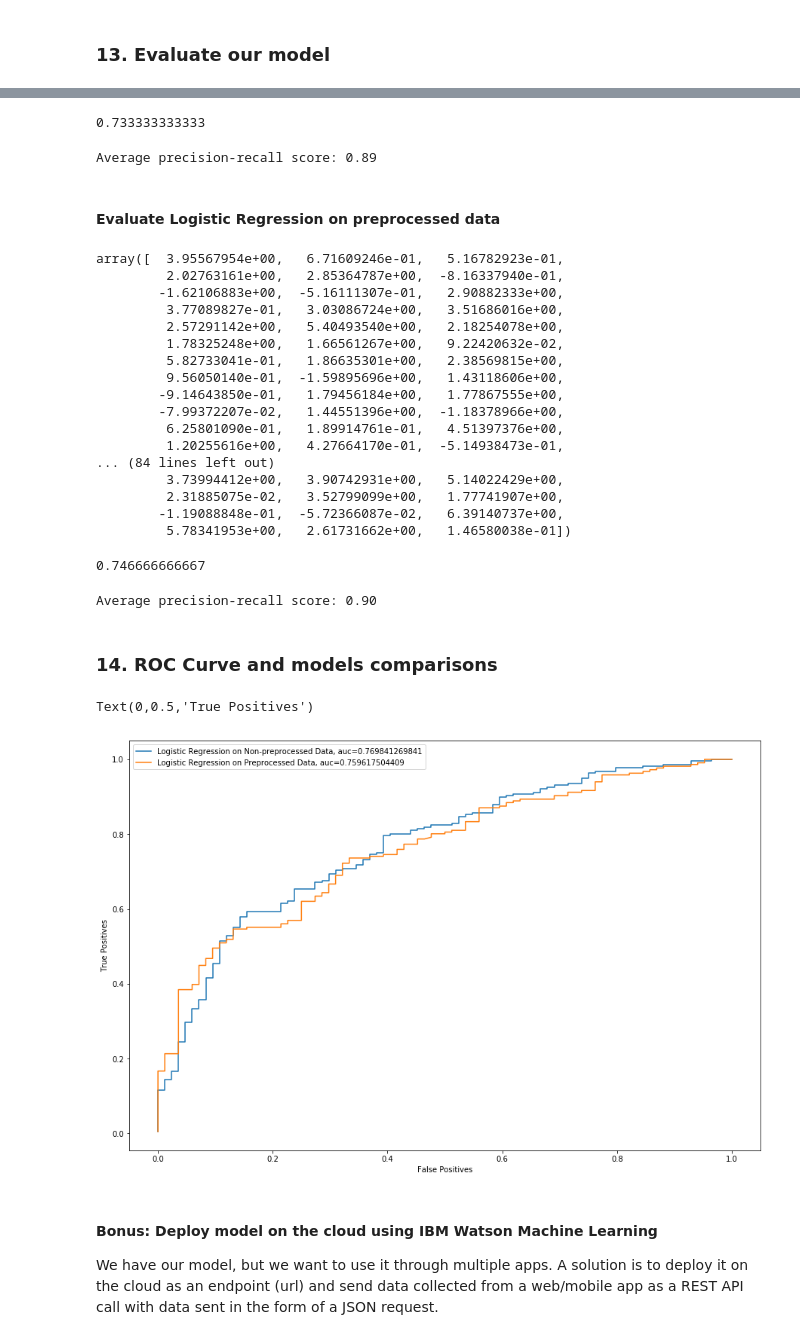
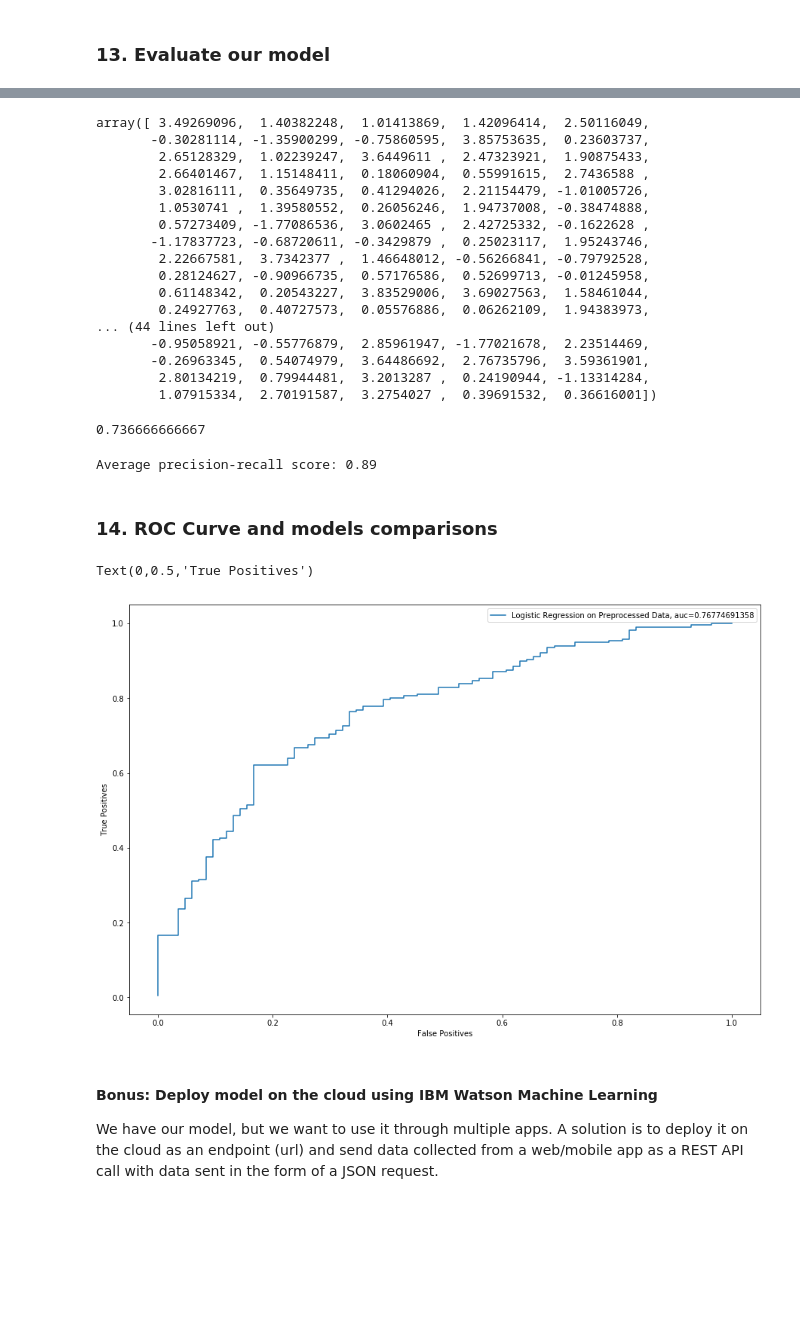
Before and after one commit to HebaNAS/IBM-Watson-Studio-Enablement, a Jupyter notebook: 03-LoanApprovalModel/Loan Approval Model.ipynb, the cells around one changed output, grey strips where cells are left out. Cells and saved outputs as stored; diff of their text form; code cells hidden in the pictures; blank space fills up the shorter version.

```diff
--- a/03-LoanApprovalModel/Loan Approval Model.ipynb
+++ b/03-LoanApprovalModel/Loan Approval Model.ipynb
@@ -393,15 +313,10 @@ X_selected.head(10)
 # %% [markdown]
 #### Split non-preprocessed data
 # %%
-X_train_npp, X_test_npp, y_train_npp, y_test_npp = train_test_split(X_npp, y_enc,\
+X_train, X_test, y_train, y_test = train_test_split(X, y_enc,\
                                                     test_size=0.3, random_state=42)
-print(X_train_npp.shape, y_train_npp.shape)
-print(X_test_npp.shape, y_test_npp.shape)
+print(X_train.shape, y_train.shape)
+print(X_test.shape, y_test.shape)
 # %% [output]
 (700, 61) (700,)
 (300, 61) (300,)
-# %%
-X_train, X_test, y_train, y_test = train_test_split(X_selected, y_enc,\
-                                                    test_size=0.3, random_state=42)
-print(X_train.shape, y_train.shape)
-print(X_test.shape, y_test.shape)
@@ -500,78 +416,53 @@ array([  3.41741453e+00,   4.91558668e-01,   8.29468461e-01,
-# %%
-# Get accuracy score
-from sklearn.metrics import accuracy_score
-
-y_pred_lr_npp = clf_lr_npp.predict(X_test_npp)
-acc_lr_npp = accuracy_score(y_test_npp, y_pred_lr_npp)
-print(acc_lr_npp)
-# %% [output]
-0.733333333333
-# %%
-# Get Precision vs. Recall score
-from sklearn.metrics import average_precision_score
-
-average_precision_lr_npp = average_precision_score(y_test_npp, y_score_lr_npp)
-
-print('Average precision-recall score: {0:0.2f}'.format(
-      average_precision_lr_npp))
-# %% [output]
-Average precision-recall score: 0.89
-# %% [markdown]
-#### Evaluate Logistic Regression on preprocessed data
 # %%
 y_score_lr = clf_lr.decision_function(X_test_scaled)
 y_score_lr
 # %% [output]
-array([  3.95567954e+00,   6.71609246e-01,   5.16782923e-01,
-         2.02763161e+00,   2.85364787e+00,  -8.16337940e-01,
-        -1.62106883e+00,  -5.16111307e-01,   2.90882333e+00,
-         3.77089827e-01,   3.03086724e+00,   3.51686016e+00,
-         2.57291142e+00,   5.40493540e+00,   2.18254078e+00,
-         1.78325248e+00,   1.66561267e+00,   9.22420632e-02,
-         5.82733041e-01,   1.86635301e+00,   2.38569815e+00,
-         9.56050140e-01,  -1.59895696e+00,   1.43118606e+00,
-        -9.14643850e-01,   1.79456184e+00,   1.77867555e+00,
-        -7.99372207e-02,   1.44551396e+00,  -1.18378966e+00,
-         6.25801090e-01,   1.89914761e-01,   4.51397376e+00,
-         1.20255616e+00,   4.27664170e-01,  -5.14938473e-01,
-... (84 lines left out)
-         3.73994412e+00,   3.90742931e+00,   5.14022429e+00,
-         2.31885075e-02,   3.52799099e+00,   1.77741907e+00,
-        -1.19088848e-01,  -5.72366087e-02,   6.39140737e+00,
-         5.78341953e+00,   2.61731662e+00,   1.46580038e-01])
+array([ 3.49269096,  1.40382248,  1.01413869,  1.42096414,  2.50116049,
+       -0.30281114, -1.35900299, -0.75860595,  3.85753635,  0.23603737,
+        2.65128329,  1.02239247,  3.6449611 ,  2.47323921,  1.90875433,
+        2.66401467,  1.15148411,  0.18060904,  0.55991615,  2.7436588 ,
+        3.02816111,  0.35649735,  0.41294026,  2.21154479, -1.01005726,
+        1.0530741 ,  1.39580552,  0.26056246,  1.94737008, -0.38474888,
+        0.57273409, -1.77086536,  3.0602465 ,  2.42725332, -0.1622628 ,
+       -1.17837723, -0.68720611, -0.3429879 ,  0.25023117,  1.95243746,
+        2.22667581,  3.7342377 ,  1.46648012, -0.56266841, -0.79792528,
+        0.28124627, -0.90966735,  0.57176586,  0.52699713, -0.01245958,
+        0.61148342,  0.20543227,  3.83529006,  3.69027563,  1.58461044,
+        0.24927763,  0.40727573,  0.05576886,  0.06262109,  1.94383973,
+... (44 lines left out)
+       -0.95058921, -0.55776879,  2.85961947, -1.77021678,  2.23514469,
+       -0.26963345,  0.54074979,  3.64486692,  2.76735796,  3.59361901,
+        2.80134219,  0.79944481,  3.2013287 ,  0.24190944, -1.13314284,
+        1.07915334,  2.70191587,  3.2754027 ,  0.39691532,  0.36616001])
 # %%
 y_pred_lr = clf_lr.predict(X_test_scaled)
 acc_lr = accuracy_score(y_test, y_pred_lr)
 print(acc_lr)
 # %% [output]
-0.746666666667
+0.736666666667
 # %%
 average_precision_lr = average_precision_score(y_test, y_score_lr)
 
 print('Average precision-recall score: {0:0.2f}'.format(
       average_precision_lr))
 # %% [output]
-Average precision-recall score: 0.90
+Average precision-recall score: 0.89
 # %% [markdown]
 ### 14. ROC Curve and models comparisons
 # %%
 # Plot SVC ROC Curve
 plt.figure(0, figsize=(15,10)).clf()
-
-fpr_lr_npp, tpr_lr_npp, thresh_lr_npp = metrics.roc_curve(y_test_npp, y_score_lr_npp)
-auc_lr_npp = metrics.roc_auc_score(y_test_npp, y_score_lr_npp)
-plt.plot(fpr_lr_npp, tpr_lr_npp, label="Logistic Regression on Non-preprocessed Data, auc=" + str(auc_lr_npp))
 
 fpr_lr, tpr_lr, thresh_lr = metrics.roc_curve(y_test, y_score_lr)
 auc_lr = metrics.roc_auc_score(y_test, y_score_lr)
 plt.plot(fpr_lr, tpr_lr, label="Logistic Regression on Preprocessed Data, auc=" + str(auc_lr))
 
 plt.legend(loc=0)
 plt.xlabel('False Positives')
 plt.ylabel('True Positives')
 # %% [output]
 Text(0,0.5,'True Positives')
-[figure, old version]
+[figure, new version]
 # %% [markdown]
 #### Bonus: Deploy model on the cloud using IBM Watson Machine Learning
 
```
Also changed, not shown: parts of 18 cells of this notebook.
